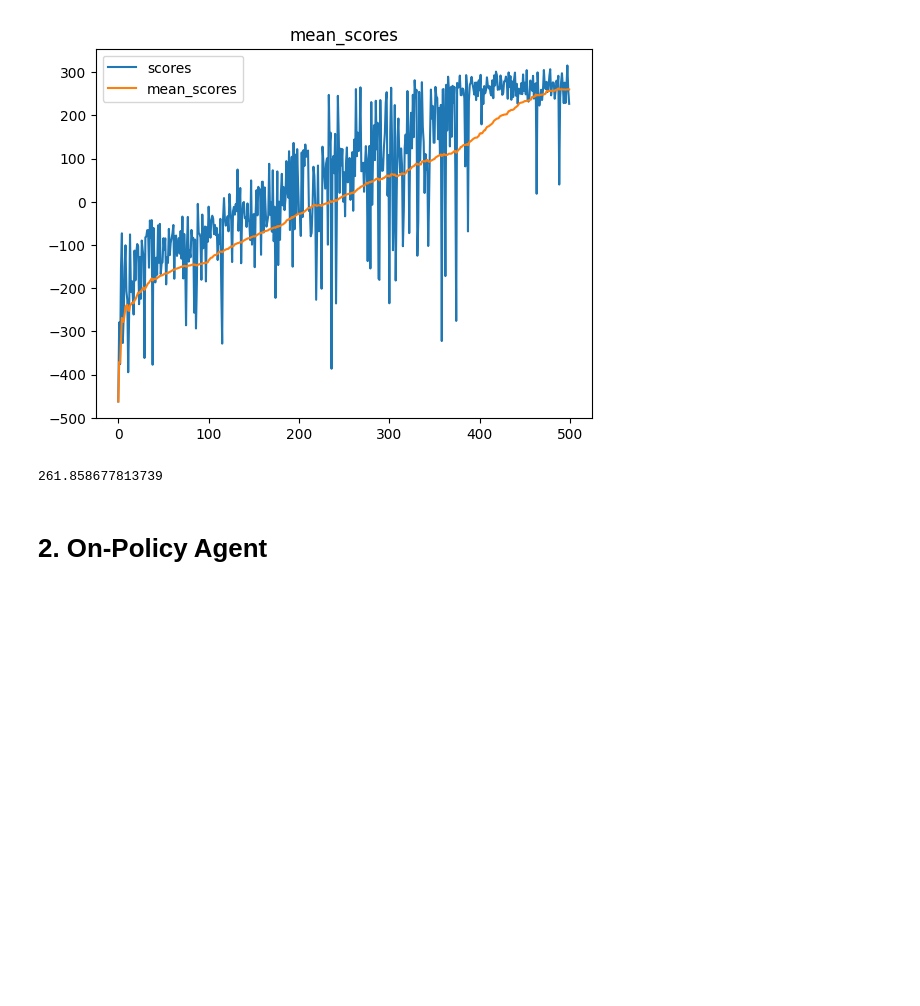
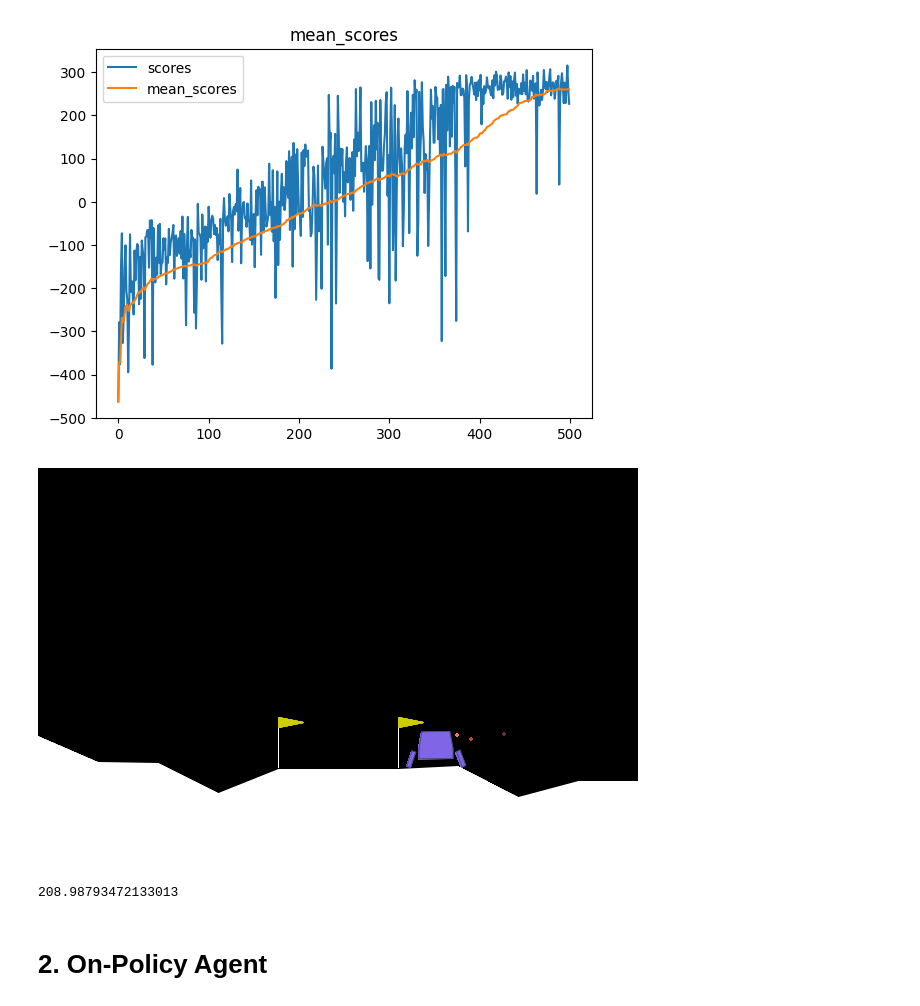
Before and after one commit to trinhminh11/Project-DL, a Jupyter notebook: example.ipynb, the cells around one changed output. Cells and saved outputs as stored; diff of their text form; code cells hidden in the pictures; blank space fills up the shorter version.

```diff
--- a/example.ipynb
+++ b/example.ipynb
@@ -287,12 +287,13 @@ utils.plotting(scores = info['scores'], mean_scores = info['mean_scores'])
 # %% [output]
 [figure]
 # %%
-env = ga.make(env_id, render_mode = 'human')
+env = ga.make(env_id, render_mode = 'rgb_array')
 
 agent.load(chkpt_dir, "best")
 
-agent.play(env, seed = 0)
+agent.play_jupyter(env, seed = 1)
 # %% [output]
+[figure, added]
-261.858677813739
+208.98793472133013
 # %% [markdown]
 # 2. On-Policy Agent
```
Also changed, not shown: parts of 15 cells of this notebook, 7 other files.
